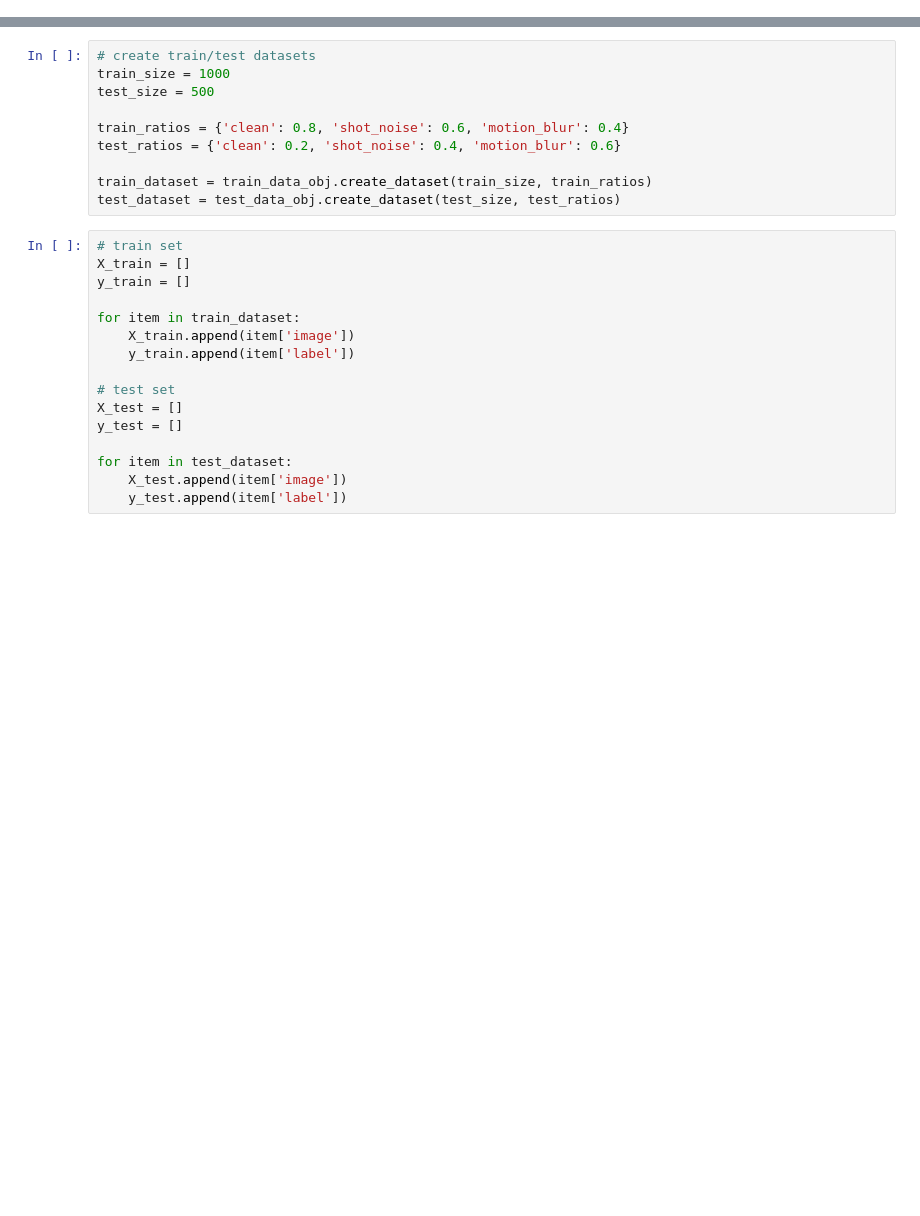
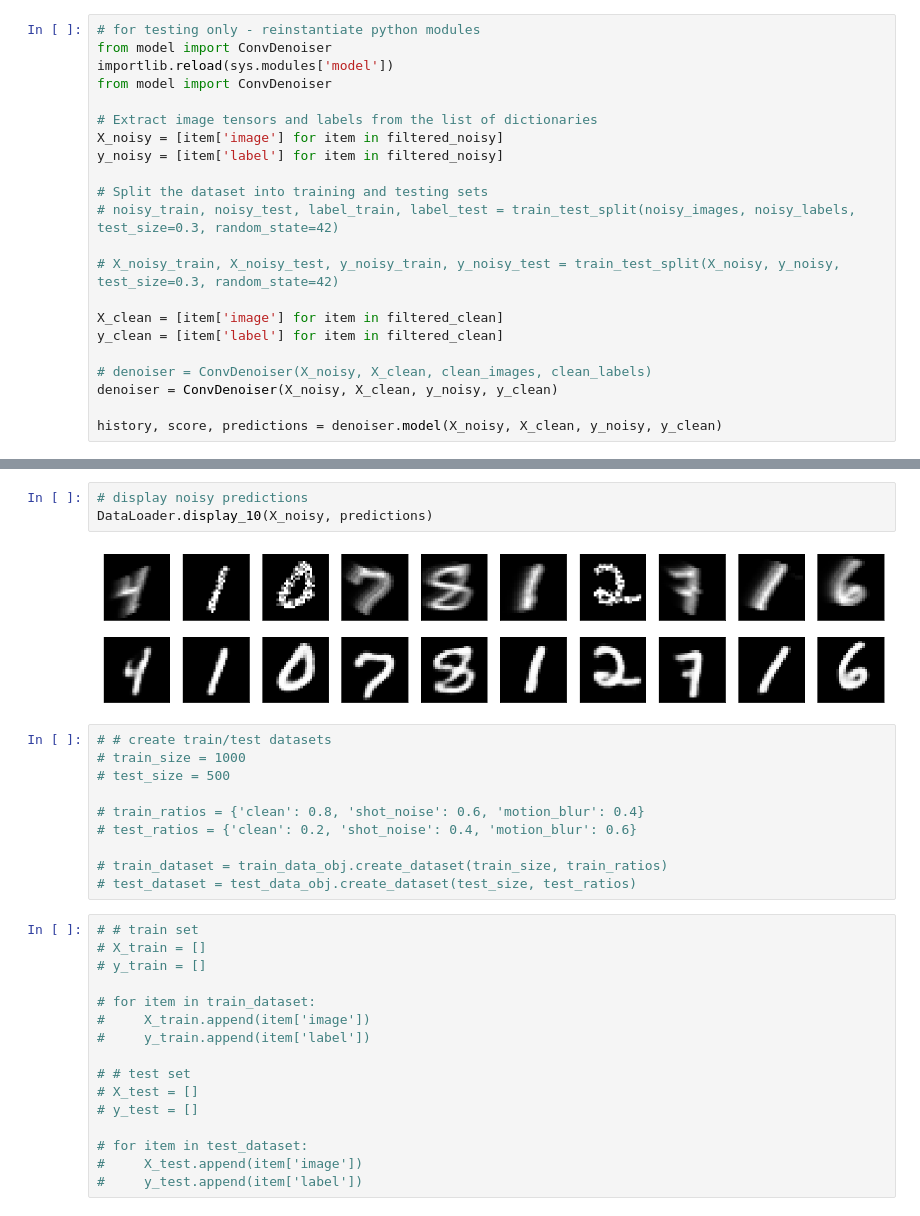
Before and after one commit to erikaguti/Deep_Learning_Term_Paper, a Jupyter notebook: model.ipynb, the cells around one changed output, grey strips where cells are left out. Saved outputs shown, nothing was run; the diff lists cells and outputs as text; blank space fills up the shorter version.

Commit message:
add conv2d model

```diff
--- a/model.ipynb
+++ b/model.ipynb
@@ -50,0 +50,22 @@ train_data_obj.display(example_image)
+# %%
+# for testing only - reinstantiate python modules
+from model import ConvDenoiser
+importlib.reload(sys.modules['model'])
+from model import ConvDenoiser
+
+# Extract image tensors and labels from the list of dictionaries
+X_noisy = [item['image'] for item in filtered_noisy]
+y_noisy = [item['label'] for item in filtered_noisy]
+
+# Split the dataset into training and testing sets
+# noisy_train, noisy_test, label_train, label_test = train_test_split(noisy_images, noisy_labels, test_size=0.3, random_state=42)
+
+# X_noisy_train, X_noisy_test, y_noisy_train, y_noisy_test = train_test_split(X_noisy, y_noisy, test_size=0.3, random_state=42)
+
+X_clean = [item['image'] for item in filtered_clean]
+y_clean = [item['label'] for item in filtered_clean]
+
+# denoiser = ConvDenoiser(X_noisy, X_clean, clean_images, clean_labels)
+denoiser = ConvDenoiser(X_noisy, X_clean, y_noisy, y_clean)
+
+history, score, predictions = denoiser.model(X_noisy, X_clean, y_noisy, y_clean)
@@ -51,26 +115,31 @@ train_data_obj.display(example_image)
+# %%
+# display noisy predictions
+DataLoader.display_10(X_noisy, predictions)
+# %% [output]
+[figure, added]
 # %%
-# create train/test datasets
-train_size = 1000
-test_size = 500
+# # create train/test datasets
+# train_size = 1000
+# test_size = 500
 
-train_ratios = {'clean': 0.8, 'shot_noise': 0.6, 'motion_blur': 0.4}
-test_ratios = {'clean': 0.2, 'shot_noise': 0.4, 'motion_blur': 0.6}
+# train_ratios = {'clean': 0.8, 'shot_noise': 0.6, 'motion_blur': 0.4}
+# test_ratios = {'clean': 0.2, 'shot_noise': 0.4, 'motion_blur': 0.6}
 
-train_dataset = train_data_obj.create_dataset(train_size, train_ratios)
-test_dataset = test_data_obj.create_dataset(test_size, test_ratios)
+# train_dataset = train_data_obj.create_dataset(train_size, train_ratios)
+# test_dataset = test_data_obj.create_dataset(test_size, test_ratios)
 # %%
-# train set
-X_train = []
-y_train = []
+# # train set
+# X_train = []
+# y_train = []
 
-for item in train_dataset:
-    X_train.append(item['image'])
-    y_train.append(item['label'])
+# for item in train_dataset:
+#     X_train.append(item['image'])
+#     y_train.append(item['label'])
 
-# test set
-X_test = []
-y_test = []
+# # test set
+# X_test = []
+# y_test = []
 
-for item in test_dataset:
-    X_test.append(item['image'])
-    y_test.append(item['label'])
+# for item in test_dataset:
+#     X_test.append(item['image'])
+#     y_test.append(item['label'])
```
Also changed, not shown: parts of 10 cells of this notebook, 8 other files.
